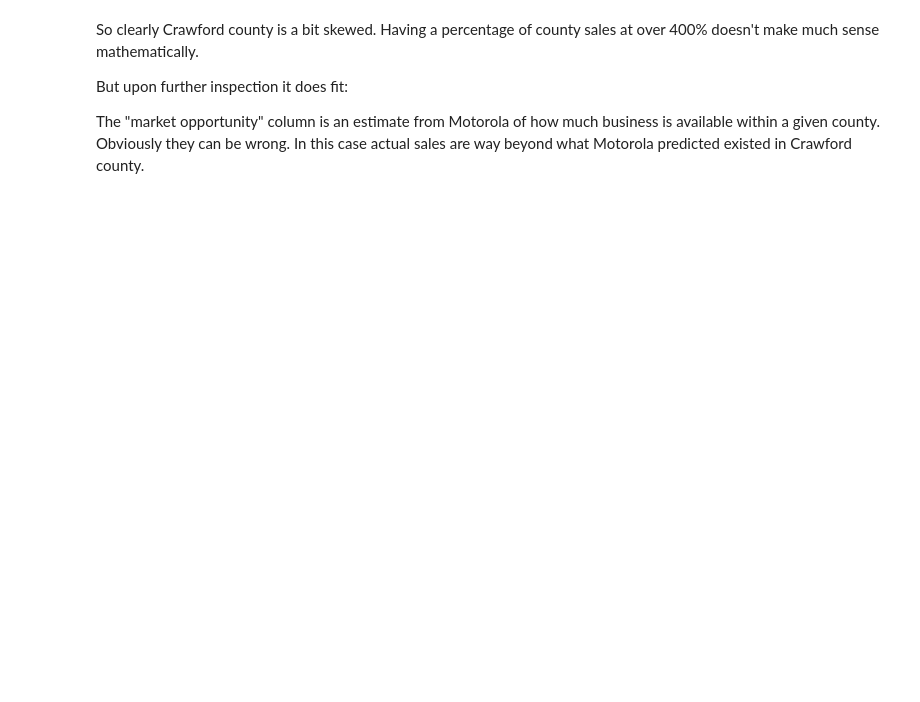
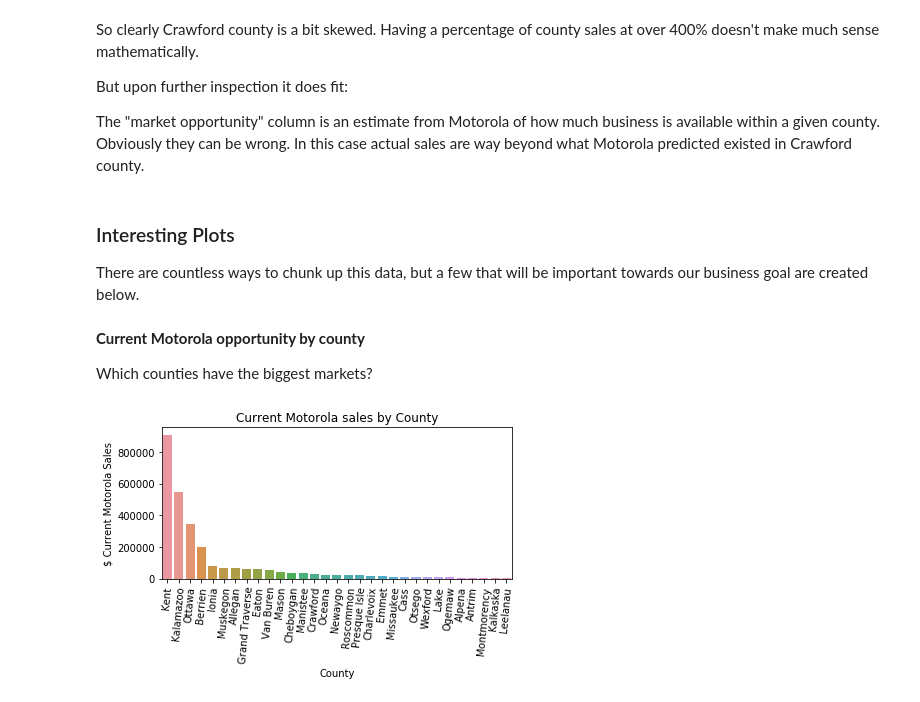
Before and after one commit to markdurrenberger/Retail_Forecasting, a Jupyter notebook: 2_3DataWrangling_EDA.ipynb, the cells around one changed output. Drawn from its saved outputs; the diff is of its cells as text; code cells hidden in the pictures; blank space fills up the shorter version.

```diff
--- a/2_3DataWrangling_EDA.ipynb
+++ b/2_3DataWrangling_EDA.ipynb
@@ -962,0 +954,24 @@ plt.tight_layout()
+# %% [markdown]
+### Interesting Plots
+
+There are countless ways to chunk up this data, but a few that will be important towards our business goal are created below.
+# %% [markdown]
+__Current Motorola opportunity by county__
+
+Which counties have the biggest markets?
+# %%
+# Let's see how all of these vary by county
+
+# Sort data by current_motorola descending
+plot1 = final.groupby('county')['current_motorola'].max().nlargest(31)
+
+sns.barplot(x=plot1.index,y=plot1.values)
+plt.title('Current Motorola sales by County')
+plt.xticks(rotation=85)
+plt.xlabel('County')
+plt.ylabel("$ Current Motorola Sales")
+plt.tight_layout()
+
+plt.savefig('../../figures/sales_by_county.png')
+# %% [output]
+[figure, added]
```
Also changed, not shown: parts of 29 cells of this notebook, 30 other files.
